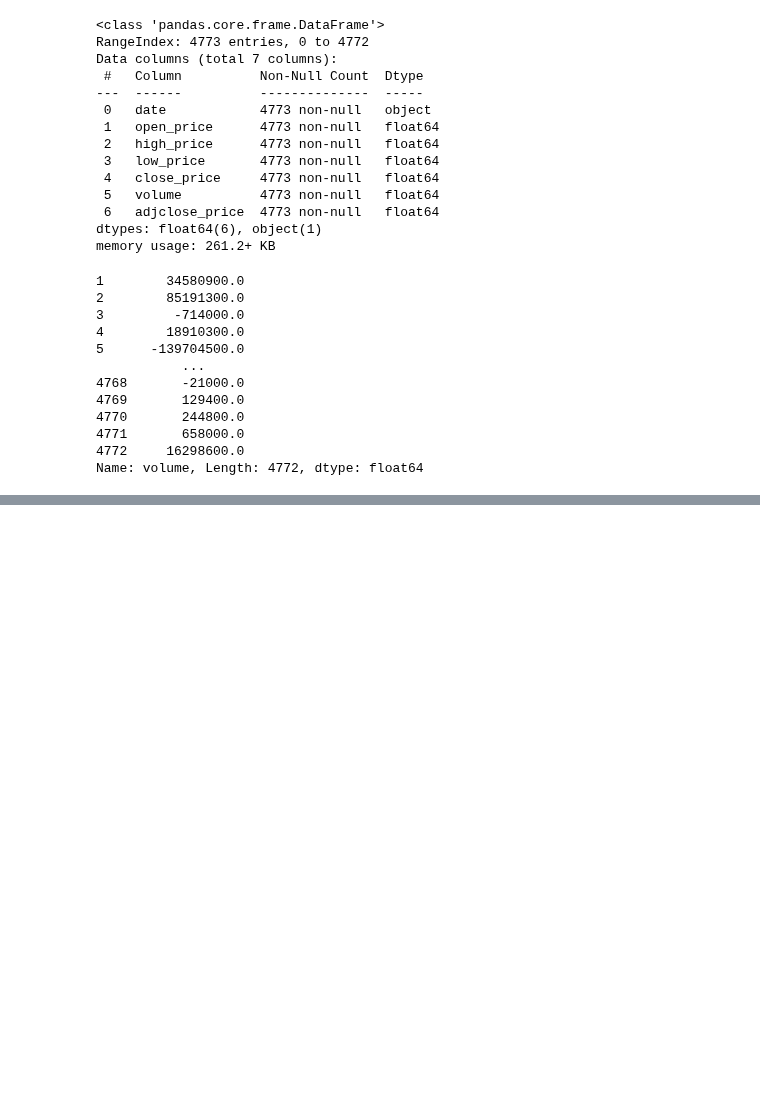
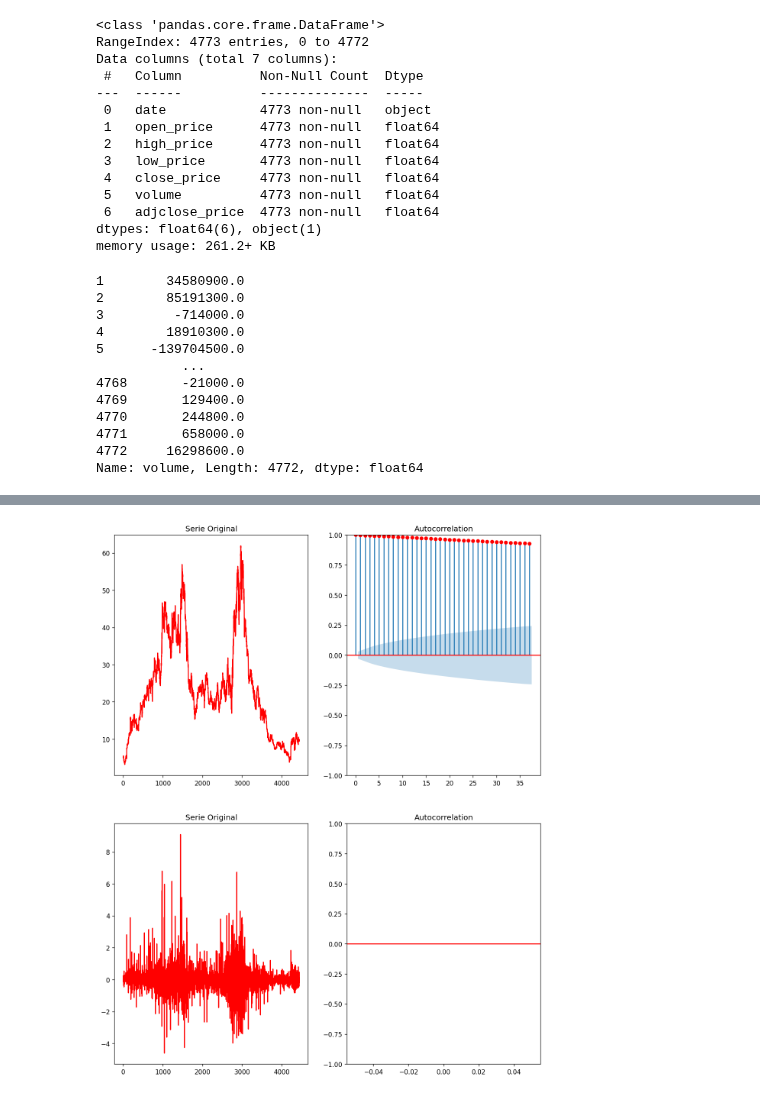
Before and after one commit to alu0101351773/TAAD_practicas, a Jupyter notebook: src/time_series.ipynb, the cells around one changed output, grey strips where cells are left out. Saved outputs shown, nothing was run; the diff lists cells and outputs as text; code cells hidden in the pictures; blank space fills up the shorter version.

```diff
--- a/src/time_series.ipynb
+++ b/src/time_series.ipynb
@@ -109,0 +146,4 @@ for column in d_values:
+# %%
+plot_diferentiation(df['low_price'], d_values['low_price'])
+# %% [output]
+[figure, added]
```
Also changed, not shown: parts of 13 cells of this notebook.
